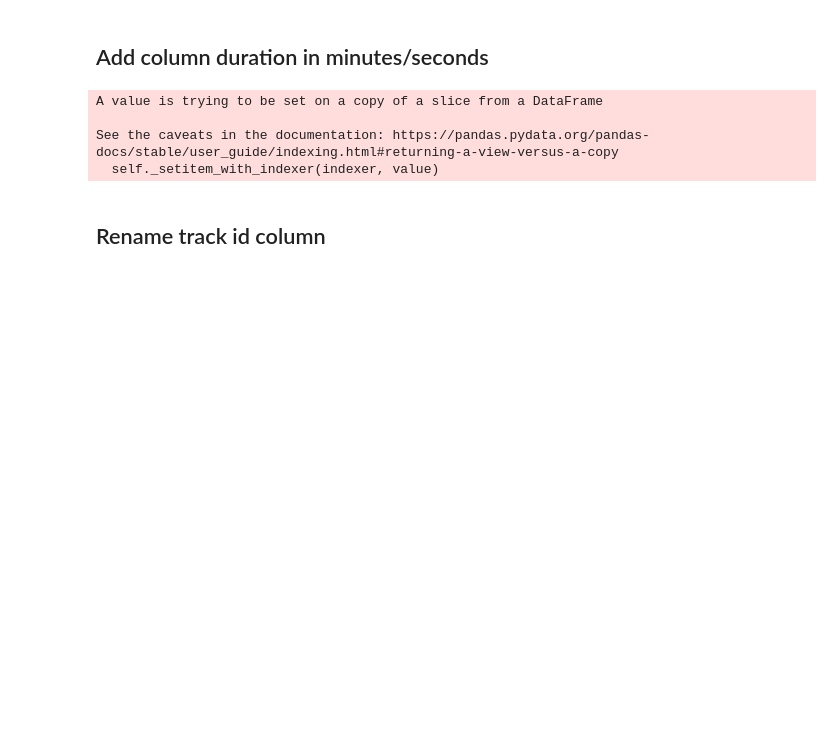
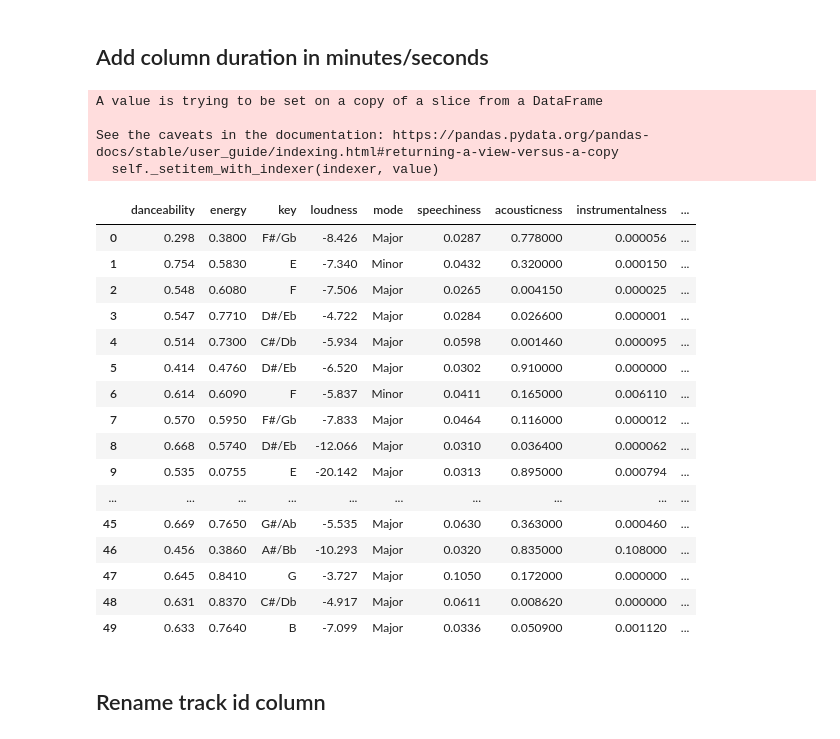
Before and after one commit to DrakeData/Spotify_Data, a Jupyter notebook: Spotify_Data_Scrape.ipynb, the cells around one changed output. Saved outputs shown, nothing was run; the diff lists cells and outputs as text; code cells hidden in the pictures; blank space fills up the shorter version.

```diff
--- a/Spotify_Data_Scrape.ipynb
+++ b/Spotify_Data_Scrape.ipynb
@@ -213,21 +222,37 @@ music_dic = {
 track_df['key'].replace(music_dic, inplace=True)
 # %% [markdown]
 ## Add column duration in minutes/seconds
-# %%
-for i in range(len(track_df['id'])):
-    millis=track_df['duration_ms'].iloc[i]
-    millis = int(millis)
-    seconds=(millis/1000)%60
-    seconds = int(seconds)
-    minutes=(millis/(1000*60))%60
-    minutes = int(minutes)
-
-    track_df['duration_min'].iloc[i] = "%d:%d" % (minutes, seconds)
-# %% [output]
-A value is trying to be set on a copy of a slice from a DataFrame
-
-See the caveats in the documentation: https://pandas.pydata.org/pandas-docs/stable/user_guide/indexing.html#returning-a-view-versus-a-copy
-  self._setitem_with_indexer(indexer, value)
+# %%
+track_df['track_duration'] = ''
+
+for i in range(len(track_df['id'])):
+    millis=track_df['duration_ms'].iloc[i]
+    track_df['track_duration'].iloc[i] = pd.to_datetime(millis, unit='ms').strftime('%H:%M:%S')
+# %% [output]
+A value is trying to be set on a copy of a slice from a DataFrame
+
+See the caveats in the documentation: https://pandas.pydata.org/pandas-docs/stable/user_guide/indexing.html#returning-a-view-versus-a-copy
+  self._setitem_with_indexer(indexer, value)
+# %%
+track_df
+# %% [output]
+|  | danceability | energy | key | loudness | mode | speechiness | acousticness | instrumentalness | ... |
+| 0 | 0.298 | 0.3800 | F#/Gb | -8.426 | Major | 0.0287 | 0.778000 | 0.000056 | ... |
+| 1 | 0.754 | 0.5830 | E | -7.340 | Minor | 0.0432 | 0.320000 | 0.000150 | ... |
+| 2 | 0.548 | 0.6080 | F | -7.506 | Major | 0.0265 | 0.004150 | 0.000025 | ... |
+| 3 | 0.547 | 0.7710 | D#/Eb | -4.722 | Major | 0.0284 | 0.026600 | 0.000001 | ... |
+| 4 | 0.514 | 0.7300 | C#/Db | -5.934 | Major | 0.0598 | 0.001460 | 0.000095 | ... |
+| 5 | 0.414 | 0.4760 | D#/Eb | -6.520 | Major | 0.0302 | 0.910000 | 0.000000 | ... |
+| 6 | 0.614 | 0.6090 | F | -5.837 | Minor | 0.0411 | 0.165000 | 0.006110 | ... |
+| 7 | 0.570 | 0.5950 | F#/Gb | -7.833 | Major | 0.0464 | 0.116000 | 0.000012 | ... |
+| 8 | 0.668 | 0.5740 | D#/Eb | -12.066 | Major | 0.0310 | 0.036400 | 0.000062 | ... |
+| 9 | 0.535 | 0.0755 | E | -20.142 | Major | 0.0313 | 0.895000 | 0.000794 | ... |
+| ... | ... | ... | ... | ... | ... | ... | ... | ... | ... |
+| 45 | 0.669 | 0.7650 | G#/Ab | -5.535 | Major | 0.0630 | 0.363000 | 0.000460 | ... |
+| 46 | 0.456 | 0.3860 | A#/Bb | -10.293 | Major | 0.0320 | 0.835000 | 0.108000 | ... |
+| 47 | 0.645 | 0.8410 | G | -3.727 | Major | 0.1050 | 0.172000 | 0.000000 | ... |
+| 48 | 0.631 | 0.8370 | C#/Db | -4.917 | Major | 0.0611 | 0.008620 | 0.000000 | ... |
+| 49 | 0.633 | 0.7640 | B | -7.099 | Major | 0.0336 | 0.050900 | 0.001120 | ... |
 # %% [markdown]
 ## Rename track id column
 # %%
```
Also changed, not shown: parts of 9 cells of this notebook, 4 other files.
